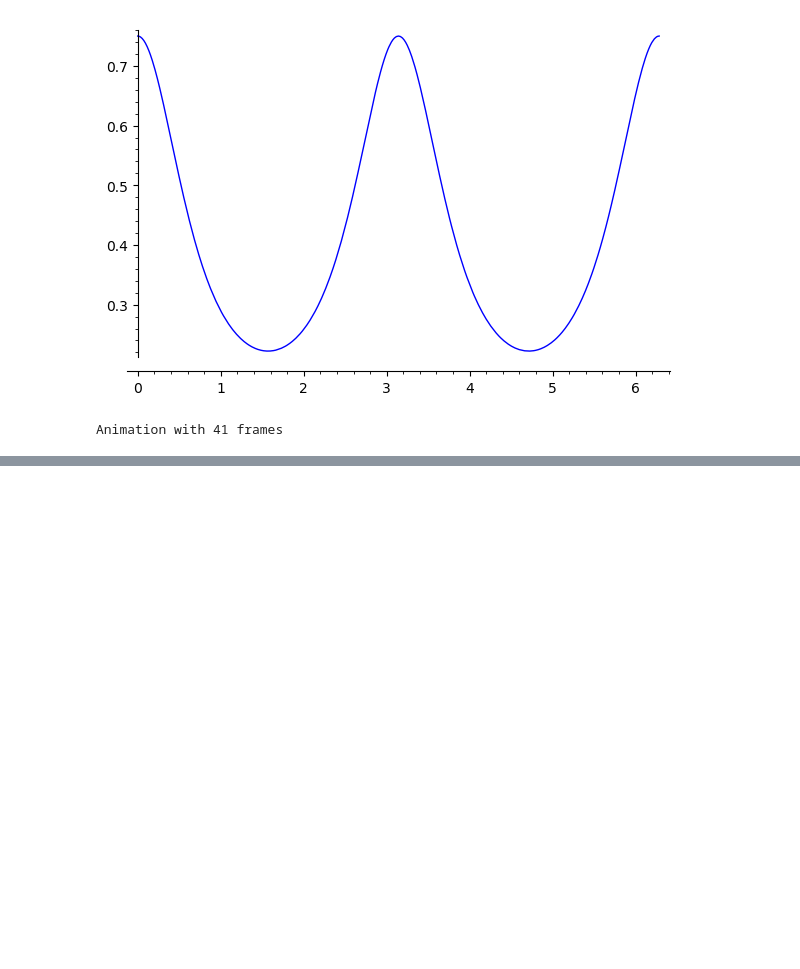
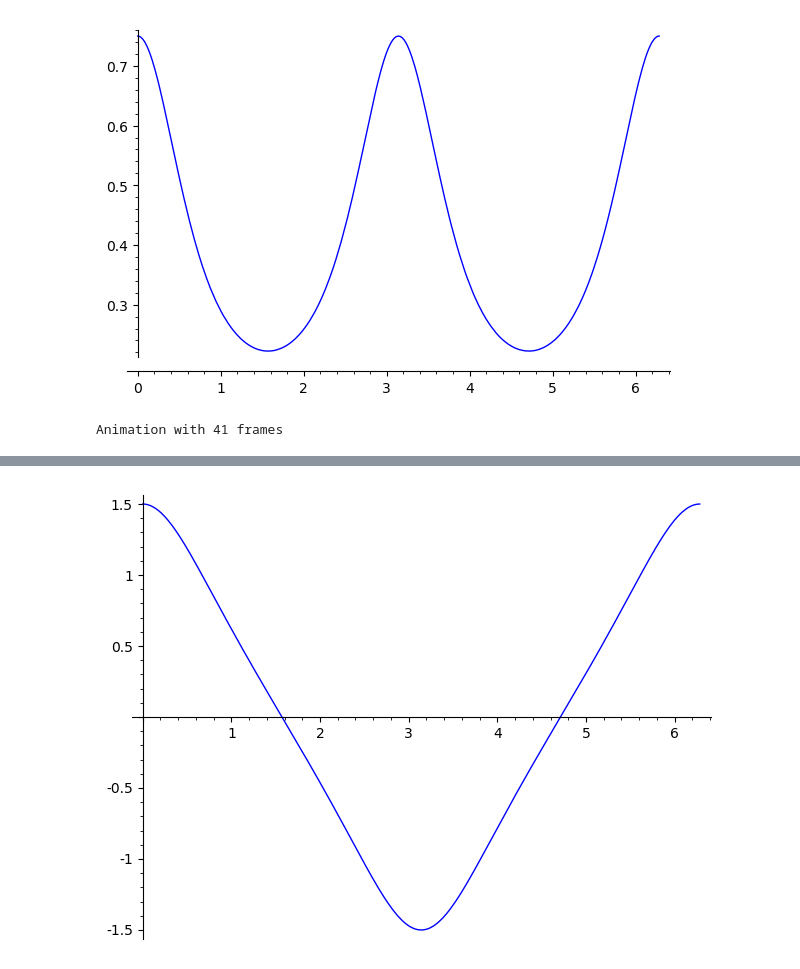
Before and after one commit to adhalanay/seminar, a Jupyter notebook: curbe1.ipynb, the cells around one changed output, grey strips where cells are left out. Saved outputs shown, nothing was run; the diff lists cells and outputs as text; code cells hidden in the pictures; blank space fills up the shorter version.

```diff
--- a/curbe1.ipynb
+++ b/curbe1.ipynb
@@ -117,3 +117,13 @@ aP=animate(backgr,xmin=0,xmax=4*pi,ymin=0,ymax=4)
 (aT+aN+aP).show()
 # %% [output]
 Animation with 41 frames
+# %%
+var('t')
+def cf(t):
+    return (2*cos(t)/(1+sin(t)^2),2*cos(t)*sin(t)/(1+sin(t)^2))
+c(t)=[2*cos(t)/(1+sin(t)^2),2*cos(t)*sin(t)/(1+sin(t)^2)]
+c1=derivative(c(t),t).simplify_full()
+c2=derivative(c1,t).simplify_full()
+show(c1)
+show(c2)
+show(curbura(cf).simplify_full())
@@ -119,0 +134,4 @@ Animation with 41 frames
+# %%
+plot(curbura(cf),0,2*pi)
+# %% [output]
+[figure, added]
```
Also changed, not shown: parts of 1 cell of this notebook.
